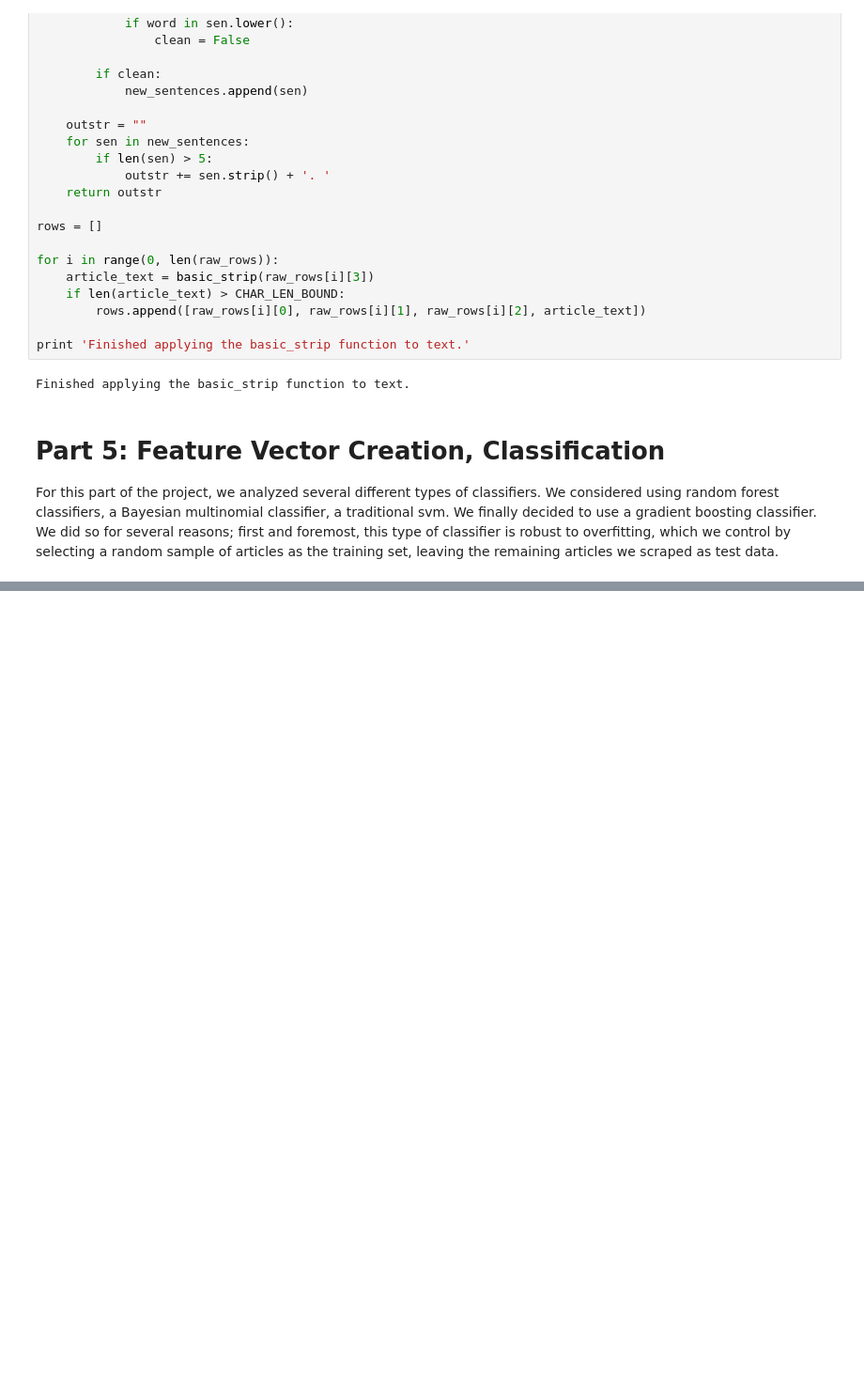
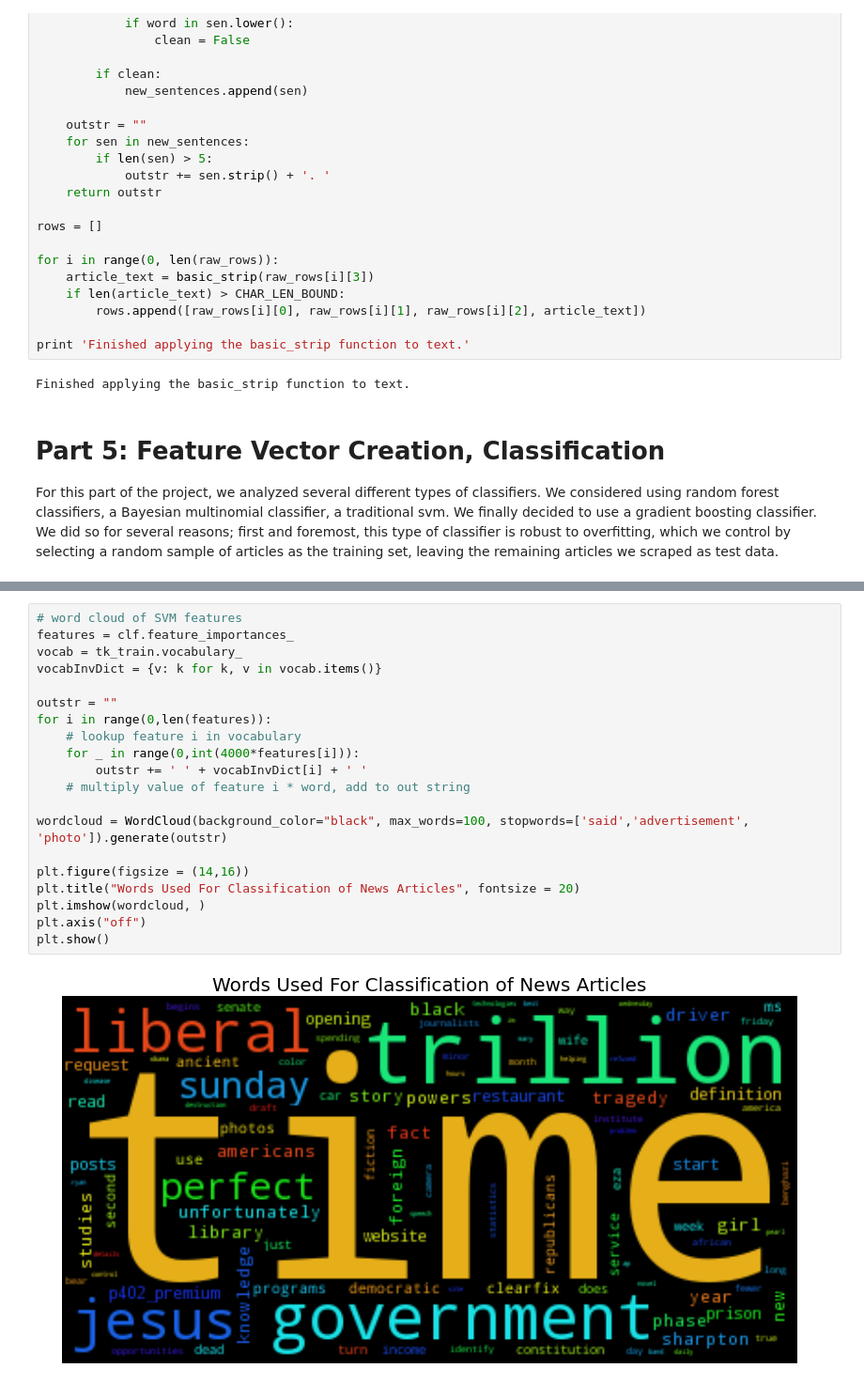
Before and after one commit to jombooth/slantparse, a Jupyter notebook: ProcessBook.ipynb, the cells around one changed output, grey strips where cells are left out. Shown at 94% size. Drawn from its saved outputs; the diff is of its cells as text; blank space fills up the shorter version.

```diff
--- a/ProcessBook.ipynb
+++ b/ProcessBook.ipynb
@@ -459,0 +536,22 @@ avg / total       0.79      0.79      0.79       471
+# %%
+# word cloud of SVM features
+features = clf.feature_importances_
+vocab = tk_train.vocabulary_
+vocabInvDict = {v: k for k, v in vocab.items()}
+
+outstr = ""
+for i in range(0,len(features)):
+    # lookup feature i in vocabulary
+    for _ in range(0,int(4000*features[i])):
+        outstr += ' ' + vocabInvDict[i] + ' '
+    # multiply value of feature i * word, add to out string
+
+wordcloud = WordCloud(background_color="black", max_words=100, stopwords=['said','advertisement', 'photo']).generate(outstr)
+
+plt.figure(figsize = (14,16))
+plt.title("Words Used For Classification of News Articles", fontsize = 20)
+plt.imshow(wordcloud, )
+plt.axis("off")
+plt.show()
+# %% [output]
+[figure, added]
```
Also changed, not shown: parts of 16 cells of this notebook, 2 other files.
